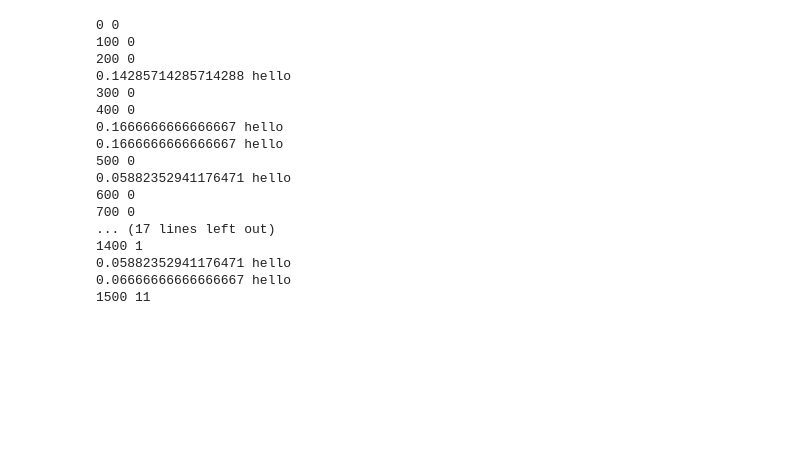
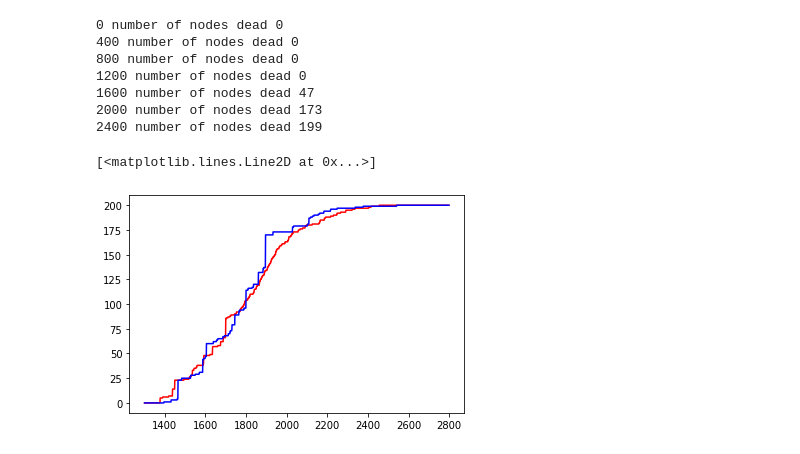
Before and after one commit to leo20021210/network_research, a Jupyter notebook: py_model/LEACH.ipynb, the cells around one changed output. Drawn from its saved outputs; the diff is of its cells as text; code cells hidden in the pictures; blank space fills up the shorter version.

```diff
--- a/py_model/LEACH.ipynb
+++ b/py_model/LEACH.ipynb
@@ -143,40 +267,45 @@ plt.scatter(Xs, Ys, s = 30)
 # %%
+random.seed(1)
 Nodes = [Node(Xs[i], Ys[i]) for i in range(num_nodes)]
 clusters = []
 dead = []
-for i in range(1501):
+num1 = []
+P = 0.05
+one_by_P = 1/P
+for i in range(num_rounds):
+    if i%400 == 0:
+        print(i, "number of nodes dead", len(dead))
+    num1.append(len(dead))
+    #print("energy", Nodes[0].energy)
     clusters = []
     for node in Nodes:
         node.elect(i, clusters)
     if len(clusters) == 0:
-        print(T(i), "hello")
-        continue
-    for node in Nodes:
-        node.select(i, clusters)
-    #print(Nodes[90].energy)
-    for j in range(num_nodes):
-        if j not in dead:
-            Nodes[j].send()
-            if Nodes[j].die:
-                dead.append(j)
-    if i%100 == 0:
-        print(i, len(dead))
+        for j in range(num_nodes):
+            if j not in dead:
+                Nodes[j].direct()
+                if Nodes[j].die:
+                    dead.append(j)
+    else:
+        for node in Nodes:
+            node.select(i, clusters)
+        for j in range(num_nodes):
+            if j not in dead:
+                Nodes[j].send()
+                if Nodes[j].die:
+                    dead.append(j)
 # %% [output]
-0 0
-100 0
-200 0
-0.14285714285714288 hello
-300 0
-400 0
-0.1666666666666667 hello
-0.1666666666666667 hello
-500 0
-0.05882352941176471 hello
-600 0
-700 0
-... (17 lines left out)
-1400 1
-0.05882352941176471 hello
-0.06666666666666667 hello
-1500 11
+0 number of nodes dead 0
+400 number of nodes dead 0
+800 number of nodes dead 0
+1200 number of nodes dead 0
+1600 number of nodes dead 47
+2000 number of nodes dead 173
+2400 number of nodes dead 199
+# %%
+plt.plot(range(num_rounds)[1300:], num[1300:], color = "red")
+plt.plot(range(num_rounds)[1300:], num1[1300:], color = "blue")
+# %% [output]
+[<matplotlib.lines.Line2D at 0x...>]
+[figure, added]
 # %%
```
Also changed, not shown: parts of 10 cells of this notebook, 2 other files.
